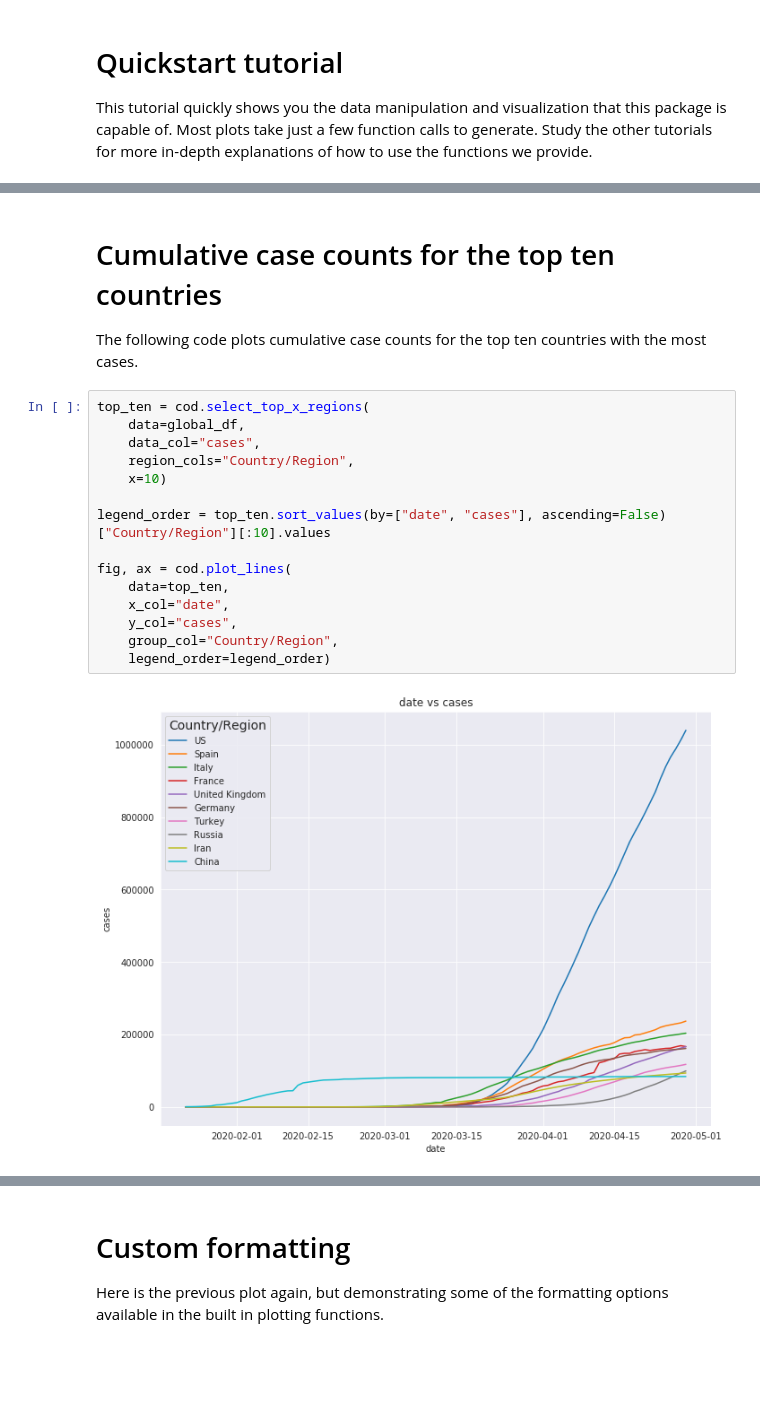
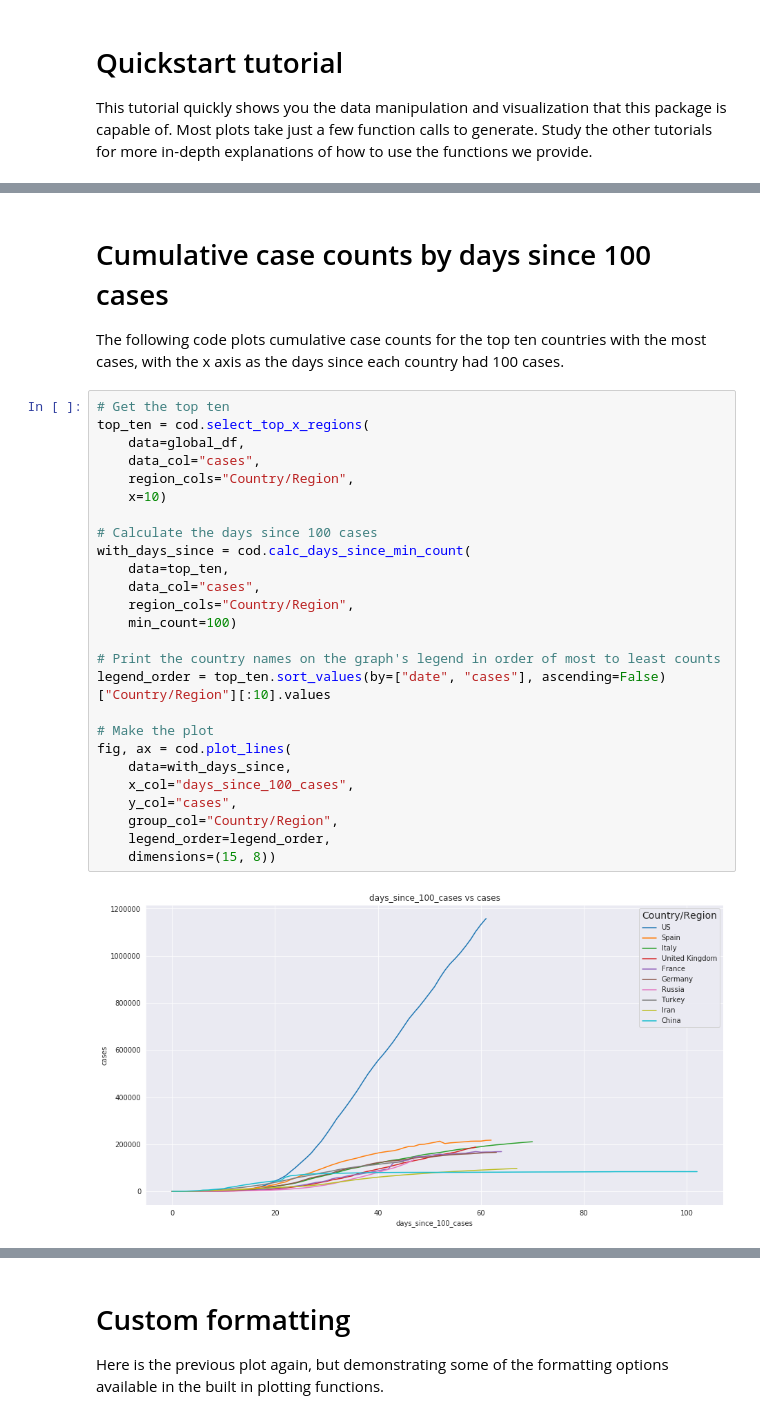
Before and after one commit to PayneLab/covid19pandas, a Jupyter notebook: docs/tutorial1_quickstart.ipynb, the cells around one changed output, grey strips where cells are left out. Saved outputs shown, nothing was run; the diff lists cells and outputs as text; blank space fills up the shorter version.

```diff
--- a/docs/tutorial1_quickstart.ipynb
+++ b/docs/tutorial1_quickstart.ipynb
@@ -9,21 +10,32 @@ These data were obtained from Johns Hopkins University (https://github.com/CSSEG
 # %% [markdown]
-# Cumulative case counts for the top ten countries
+# Cumulative case counts by days since 100 cases
 
-The following code plots cumulative case counts for the top ten countries with the most cases.
+The following code plots cumulative case counts for the top ten countries with the most cases, with the x axis as the days since each country had 100 cases.
 # %%
+# Get the top ten
 top_ten = cod.select_top_x_regions(
     data=global_df,
     data_col="cases",
     region_cols="Country/Region",
     x=10)
 
+# Calculate the days since 100 cases
+with_days_since = cod.calc_days_since_min_count(
+    data=top_ten,
+    data_col="cases",
+    region_cols="Country/Region",
+    min_count=100)
+
+# Print the country names on the graph's legend in order of most to least counts
 legend_order = top_ten.sort_values(by=["date", "cases"], ascending=False)["Country/Region"][:10].values
 
+# Make the plot
 fig, ax = cod.plot_lines(
-    data=top_ten,
-    x_col="date",
+    data=with_days_since,
+    x_col="days_since_100_cases",
     y_col="cases",
     group_col="Country/Region",
-    legend_order=legend_order)
+    legend_order=legend_order,
+    dimensions=(15, 8))
 # %% [output]
-[figure, old version]
+[figure, new version]
```
Also changed, not shown: parts of 13 cells of this notebook.
